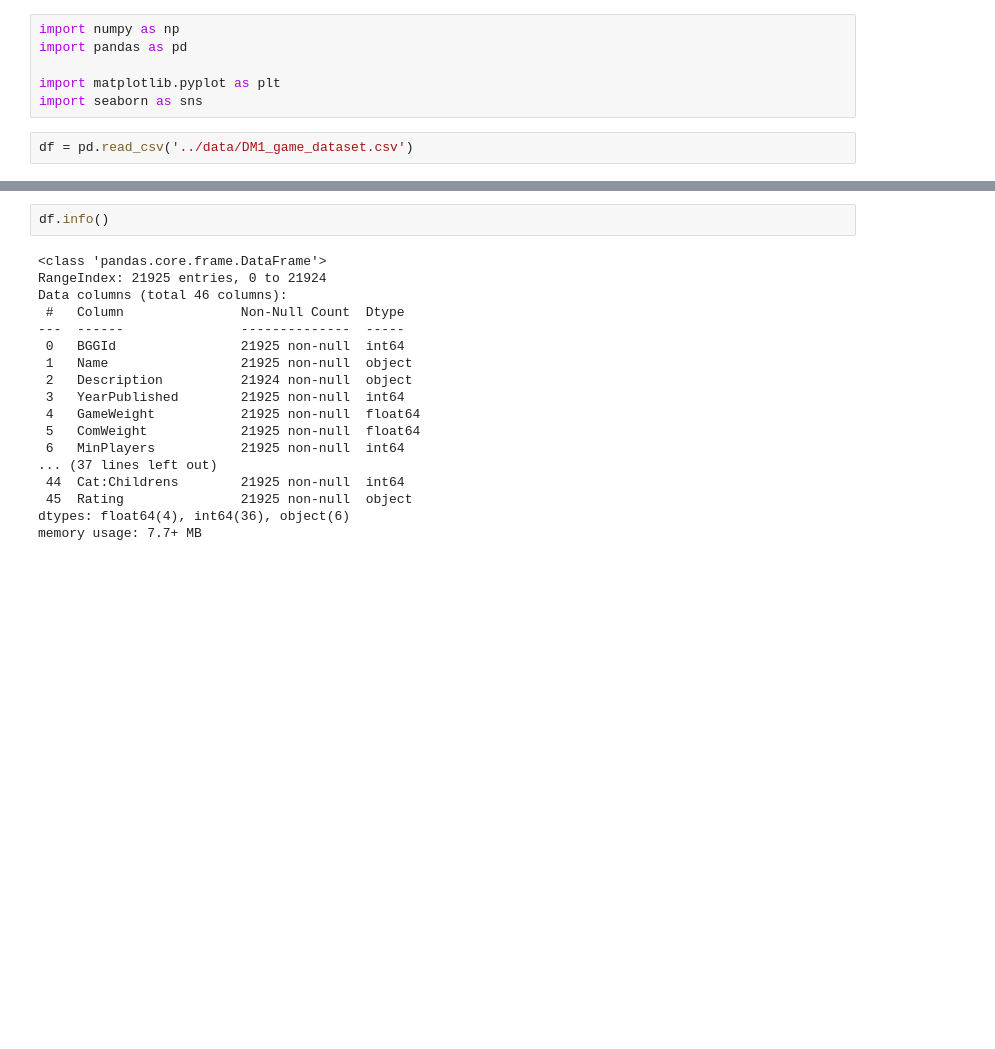
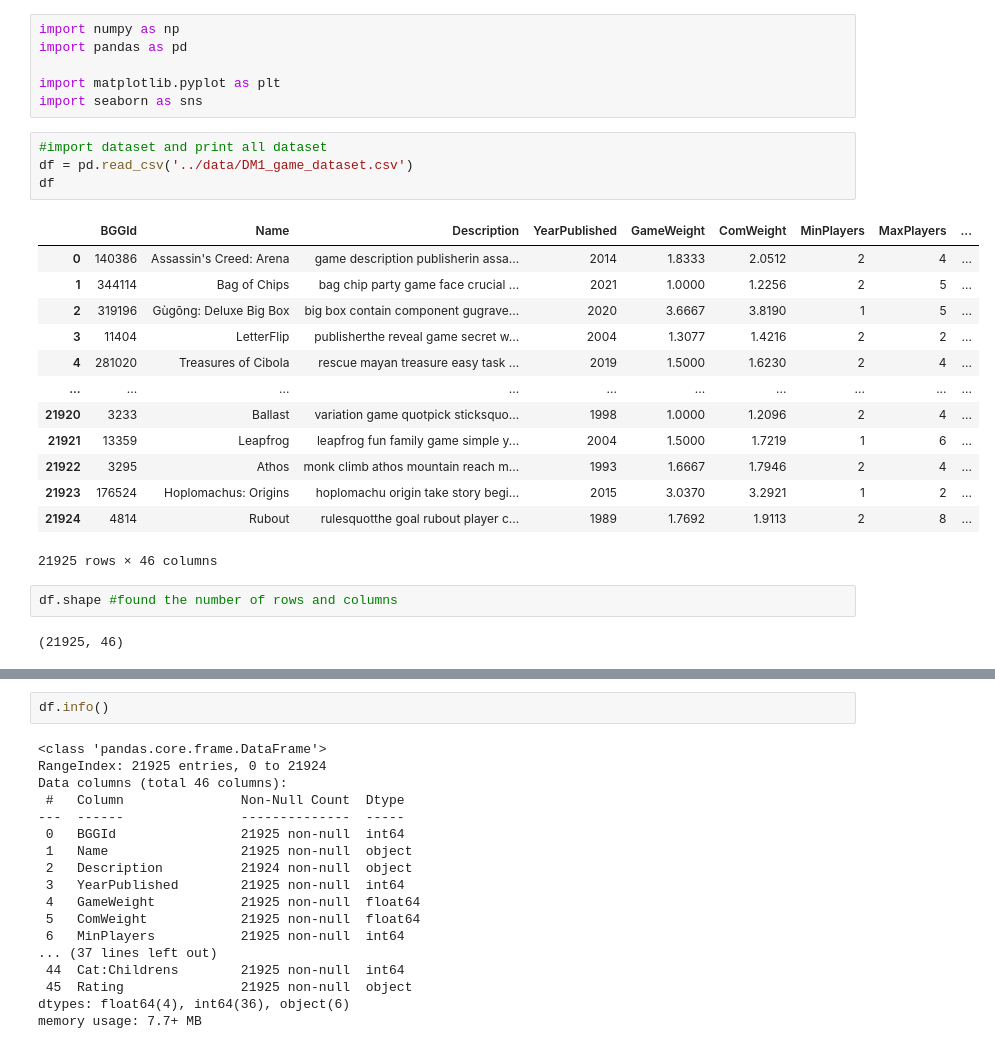
Before and after one commit to iamalessiastocco/dm1-project-boardgames, a Jupyter notebook: notebook/01_data_understanding.ipynb, the cells around one changed output, grey strips where cells are left out. Cells and saved outputs as stored; diff of their text form; blank space fills up the shorter version.

```diff
--- a/notebook/01_data_understanding.ipynb
+++ b/notebook/01_data_understanding.ipynb
@@ -5,5 +5,25 @@ import pandas as pd
 import matplotlib.pyplot as plt
 import seaborn as sns
 # %%
+#import dataset and print all dataset
 df = pd.read_csv('../data/DM1_game_dataset.csv')
+df
+# %% [output]
+|  | BGGId | Name | Description | YearPublished | GameWeight | ComWeight | MinPlayers | MaxPlayers | ... |
+| 0 | 140386 | Assassin's Creed: Arena | game description publisherin assa... | 2014 | 1.8333 | 2.0512 | 2 | 4 | ... |
+| 1 | 344114 | Bag of Chips | bag chip party game face crucial ... | 2021 | 1.0000 | 1.2256 | 2 | 5 | ... |
+| 2 | 319196 | Gùgōng: Deluxe Big Box | big box contain component gugrave... | 2020 | 3.6667 | 3.8190 | 1 | 5 | ... |
+| 3 | 11404 | LetterFlip | publisherthe reveal game secret w... | 2004 | 1.3077 | 1.4216 | 2 | 2 | ... |
+| 4 | 281020 | Treasures of Cibola | rescue mayan treasure easy task ... | 2019 | 1.5000 | 1.6230 | 2 | 4 | ... |
+| ... | ... | ... | ... | ... | ... | ... | ... | ... | ... |
+| 21920 | 3233 | Ballast | variation game quotpick sticksquo... | 1998 | 1.0000 | 1.2096 | 2 | 4 | ... |
+| 21921 | 13359 | Leapfrog | leapfrog fun family game simple y... | 2004 | 1.5000 | 1.7219 | 1 | 6 | ... |
+| 21922 | 3295 | Athos | monk climb athos mountain reach m... | 1993 | 1.6667 | 1.7946 | 2 | 4 | ... |
+| 21923 | 176524 | Hoplomachus: Origins | hoplomachu origin take story begi... | 2015 | 3.0370 | 3.2921 | 1 | 2 | ... |
+| 21924 | 4814 | Rubout | rulesquotthe goal rubout player c... | 1989 | 1.7692 | 1.9113 | 2 | 8 | ... |
+21925 rows × 46 columns
+# %%
+df.shape #found the number of rows and columns
+# %% [output]
+(21925, 46)
 # %%
```
Also changed, not shown: parts of 6 cells of this notebook.
